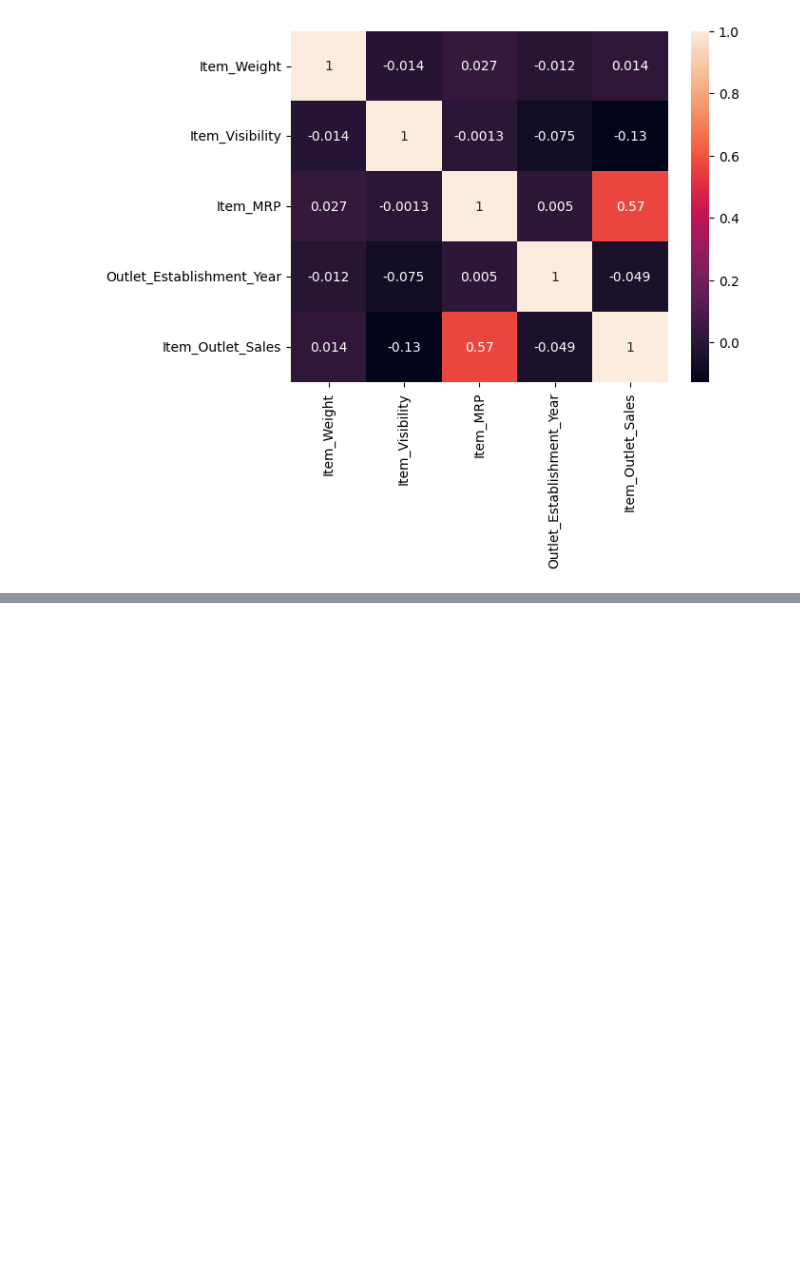
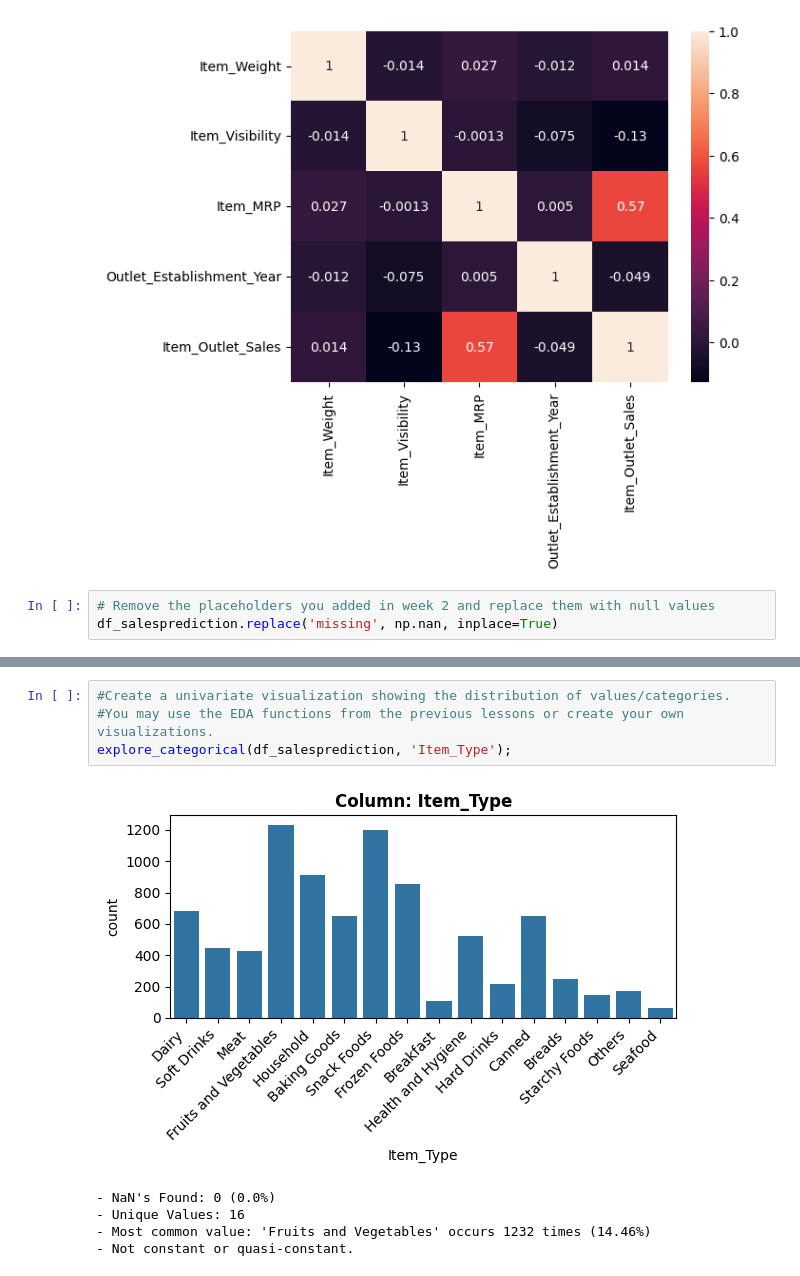
Before and after one commit to hayaabokmail/Prediction-of-Product-Sales, a Jupyter notebook: Prediction_of_Product_Sales.ipynb, the cells around one changed output, grey strips where cells are left out. Cells and saved outputs as stored; diff of their text form; blank space fills up the shorter version.

```diff
--- a/Prediction_of_Product_Sales.ipynb
+++ b/Prediction_of_Product_Sales.ipynb
@@ -187,3 +187,6 @@ numerical_features = df_salesprediction.select_dtypes(include=np.number)
 heatmap = sns.heatmap(numerical_features.corr(), annot=True)
 # %% [output]
 [figure]
+# %%
+# Remove the placeholders you added in week 2 and replace them with null values
+df_salesprediction.replace('missing', np.nan, inplace=True)
@@ -189,0 +366,10 @@ heatmap = sns.heatmap(numerical_features.corr(), annot=True)
+# %%
+#Create a univariate visualization showing the distribution of values/categories.
+#You may use the EDA functions from the previous lessons or create your own visualizations.
+explore_categorical(df_salesprediction, 'Item_Type');
+# %% [output]
+[figure, added]
+- NaN's Found: 0 (0.0%)
+- Unique Values: 16
+- Most common value: 'Fruits and Vegetables' occurs 1232 times (14.46%)
+- Not constant or quasi-constant.
```
Also changed, not shown: parts of 6 cells of this notebook.
